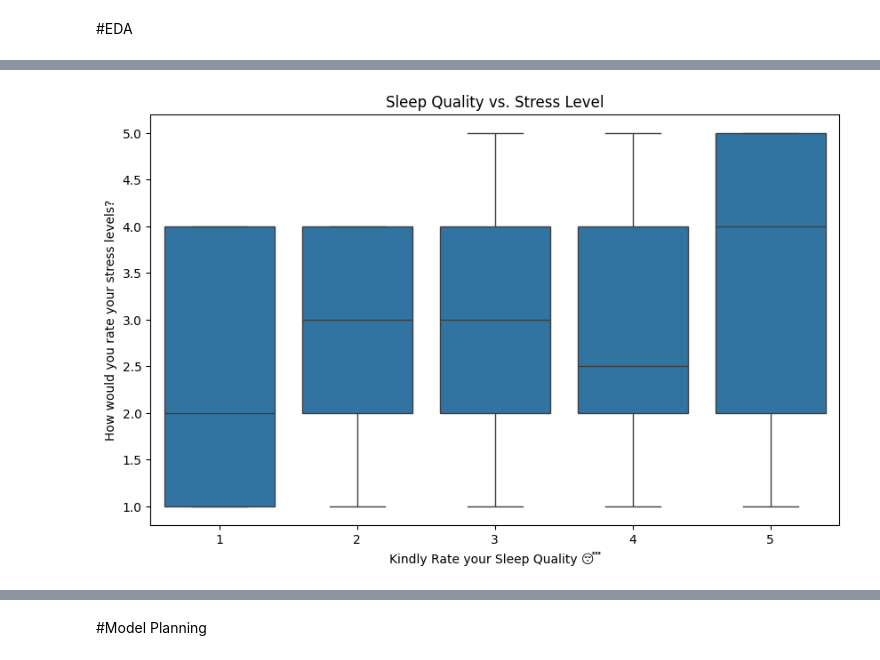
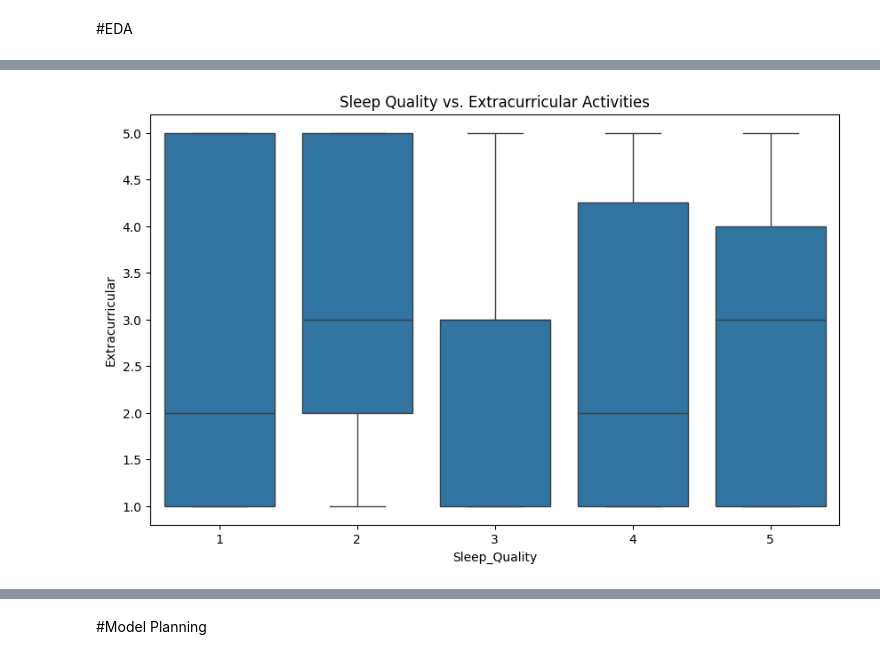
Before and after one commit to Phassakorn512/CS240-termproject, a Jupyter notebook: termproject.ipynb, the cells around one changed output, grey strips where cells are left out. Cells and saved outputs as stored; diff of their text form; code cells hidden in the pictures.

```diff
--- a/termproject.ipynb
+++ b/termproject.ipynb
@@ -131,6 +131,17 @@ memory usage: 24.5 KB
 #Data Preparation
 # %% [markdown]
 Data Cleaning
+# %%
+column_map = {
+    'Kindly Rate your Sleep Quality 😴': 'Sleep_Quality',
+    'How many times a week do you suffer headaches 🤕?': 'Headaches',
+    'How would you rate you academic performance 👩‍🎓?': 'Academic_Performance',
+    'how would you rate your study load?': 'Study_Load',
+    'How many times a week you practice extracurricular activities 🎾?': 'Extracurricular',
+    'How would you rate your stress levels?': 'Stress_Levels'
+}
+
+df = df.rename(columns=column_map)
 # %% [markdown]
 1.หาค่าตัวที่ซ้ำกัน
 # %%
@@ -265,8 +310,8 @@ plt.show()
 # %%
 plt.figure(figsize=(10, 6))
-sb.boxplot(x='Kindly Rate your Sleep Quality 😴', y='How would you rate your stress levels?', data=df)
-plt.title('Sleep Quality vs. Stress Level')
+sb.boxplot(x='Sleep_Quality', y='Extracurricular', data=df)
+plt.title('Sleep Quality vs. Extracurricular Activities')
 plt.show()
-# สร้างกราฟ boxplot โดยให้ Sleep Quality (แกน X) เทียบกับ Stress Level (แกน Y)
+# สร้างกราฟ boxplot โดยให้ Sleep Quality (แกน X) เทียบกับ Extracurricular Activities (แกน Y)
 # %% [output]
-[figure, old version]
+[figure, new version]
```
Also changed, not shown: parts of 19 cells of this notebook.
